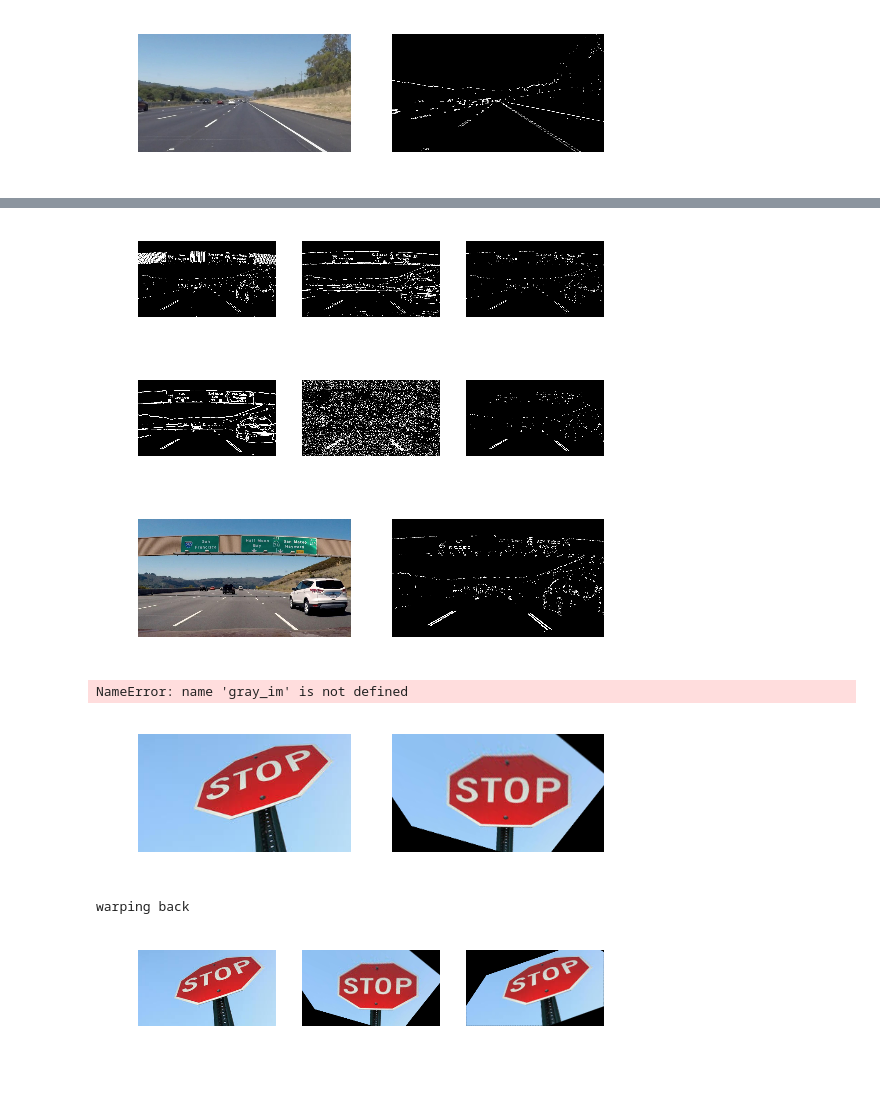
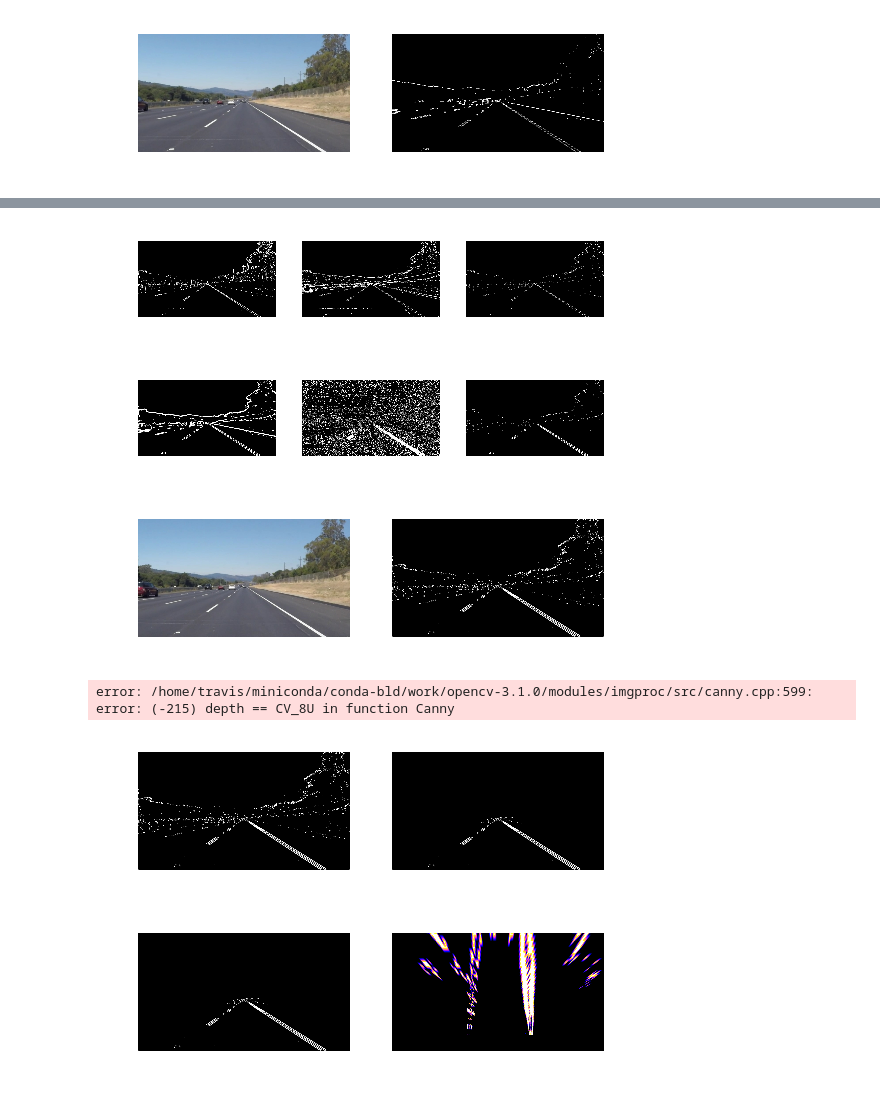
Before and after one commit to ninopereira/Advanced_Lane_Detection, a Jupyter notebook: advanced_lane_lines.ipynb, the cells around one changed output, grey strips where cells are left out. Cells and saved outputs as stored; diff of their text form; code cells hidden in the pictures.

Commit message:
Cropped image, histogram ready

```diff
--- a/advanced_lane_lines.ipynb
+++ b/advanced_lane_lines.ipynb
@@ -128,5 +128,7 @@ plotImageSet([undistorted_im,dir_binary])
 # %%
-image = mpimg.imread('signs_vehicles_xygrad.png')
+# image = mpimg.imread('signs_vehicles_xygrad.png')
+fname = 'test_images/solidWhiteRight.jpg'
+image = mpimg.imread(fname)
 #undistorted_im = cv2.undistort(img, mtx, dist, None, mtx)
 # Choose a Sobel kernel size
 ksize = 19 # Choose a larger odd number to smooth gradient measurements
@@ -148,6 +150,6 @@ plotImageSet([gradx,grady,combined1])
 plotImageSet([mag_binary,dir_binary,combined2])
 plotImageSet([image,combined3,])
 # %% [output]
-[figure, old version]
+[figure, new version]
-[figure, old version]
+[figure, new version]
-[figure, old version]
+[figure, new version]
@@ -182,33 +186,50 @@ image_hough = hough_lines(image_mask, rho, theta, threshold, min_line_length, ma
 image_annotated = weighted_img(image_hough, undistorted_im);
 
 
-
 #proc_im = process_image(undistorted_im)
-plotImageSet([undistorted_im,sobelx,sobely])
+plotImageSet([undistorted_im,image_annotated])
 # %% [output]
-NameError: name 'gray_im' is not defined
+error: /home/travis/miniconda/conda-bld/work/opencv-3.1.0/modules/imgproc/src/canny.cpp:599: error: (-215) depth == CV_8U in function Canny
+# %%
+# apply 1st mask to select region of interest
+vertices = np.array([[(0,540),(450,300),(550, 300), (900, 540)]], dtype=np.int32);
+image_mask = region_of_interest(combined3, vertices);
+plotImageSet([combined3,image_mask])
+img = image_mask
+# %% [output]
+[figure, added]
 # %%
 # 3. Apply a perspective transform to rectify binary image ("birds-eye view").
 
 #four source coordinates
 src = np.float32(
-    [[92,70],
-     [246,16],
-     [82,104],
-     [269,38]])
+#     [[470,310],
+#      [490,310],
+#      [855,540],
+#      [140,540]])
+    [[420,350],
+     [550,350],
+     [700,450],
+     [295,450]])
 
+# 960 x 540
 #     four desired coordinates
 dst = np.float32(
-    [[80,60],
-    [250,60],
-    [80,100],
-     [250,100]])
-img = mpimg.imread('stopsign.jpg')
+#     [[140,320],
+#     [855,320],
+#     [855,540],
+#     [140,540]])
+    [[360,350],
+    [625,350],
+    [625,450],
+    [360,450]])
+#img = mpimg.imread('stopsign.jpg')
+# fname = 'test_images/solidWhiteRight.jpg'
+# img = mpimg.imread(fname)
+
 warped_img = warp(img,src,dst,0)
 plotImageSet([img,warped_img])
-warped_back = warp(warped_img,src,dst,1)
-plotImageSet([img,warped_img,warped_back])
+#warped_back = warp(warped_img,src,dst,1)
+#plotImageSet([img,warped_img,warped_back])
 # %% [output]
-[figure, old version]
+[figure, new version]
-warping back
-[figure, removed]
```
Also changed, not shown: parts of 6 cells of this notebook.
